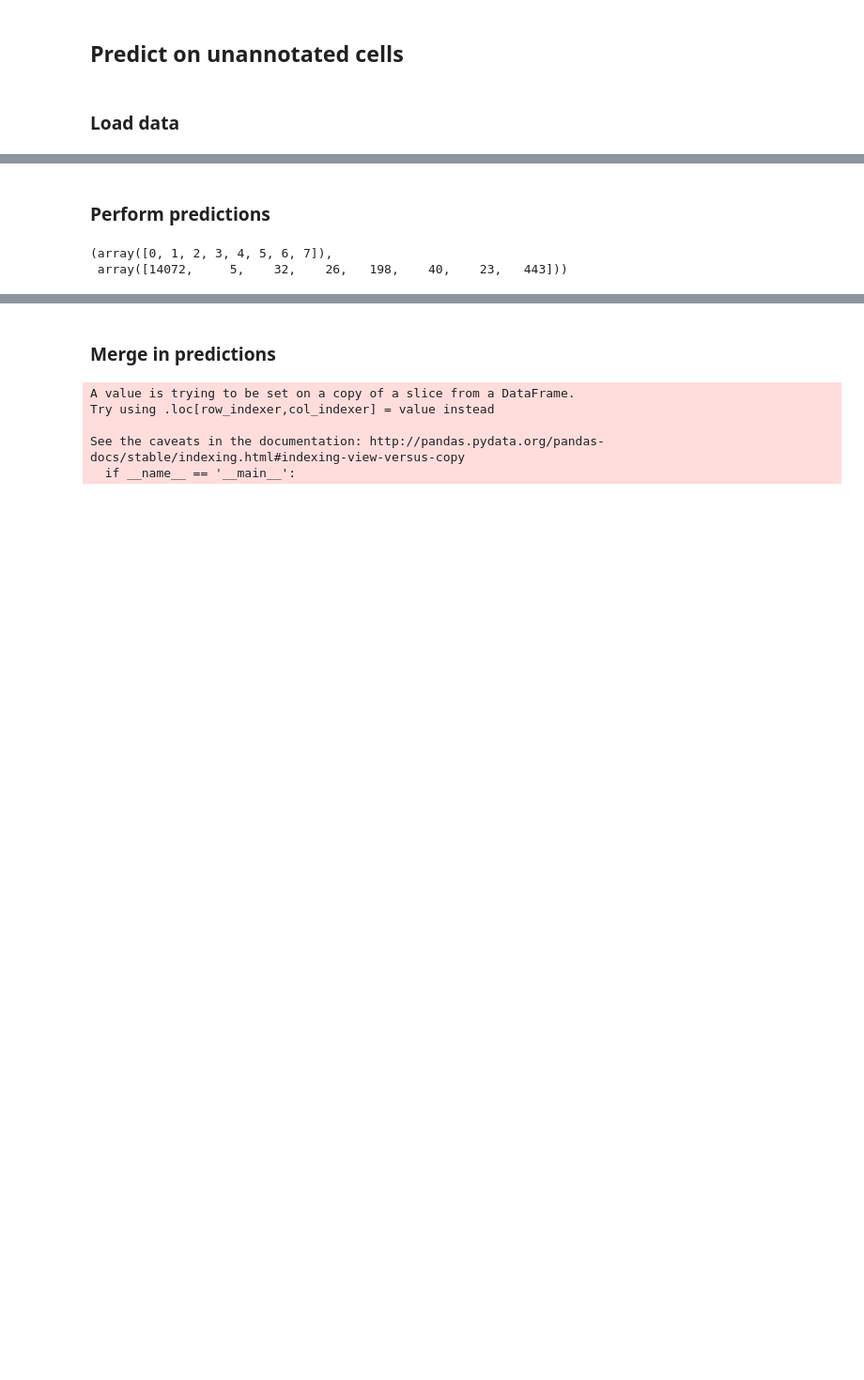
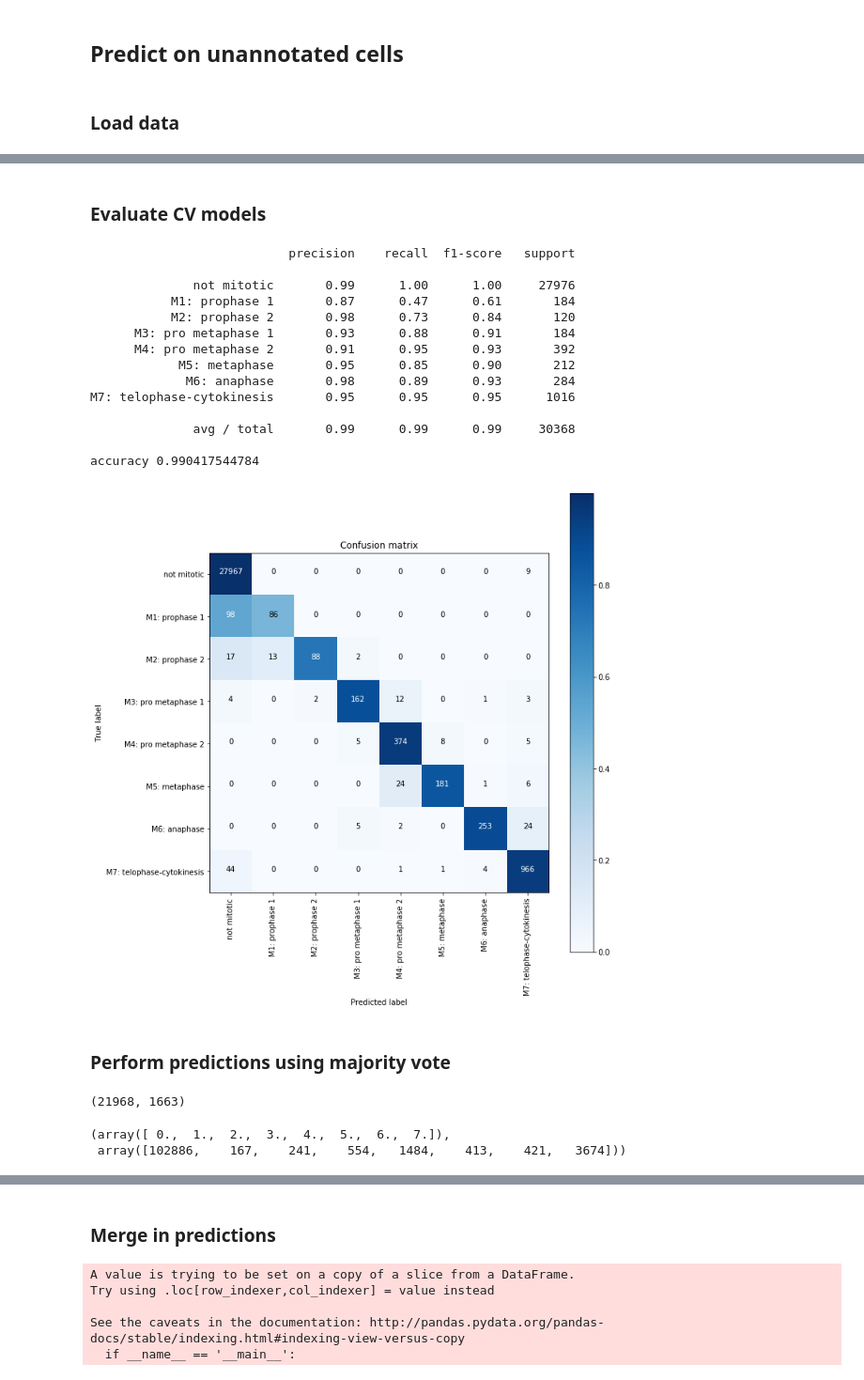
Before and after one commit to AllenCellModeling/lightgbm_mito, a Jupyter notebook: lightgbm_mito.ipynb, the cells around one changed output, grey strips where cells are left out. Shown at 94% size. Drawn from its saved outputs; the diff is of its cells as text; code cells hidden in the pictures; blank space fills up the shorter version.

```diff
--- a/lightgbm_mito.ipynb
+++ b/lightgbm_mito.ipynb
@@ -404,0 +408,11 @@ df_unknown.shape
+# %%
+target_col = 'MitosisLabel'
+feature_cols = df.columns[df.columns.str.contains(pat = 'feat_cell|feat_nuc')]
+
+df_known = df[~pd.isnull(df[target_col])]
+df_unknown = df[pd.isnull(df[target_col])]
+print(df_known.shape)
+print(df_unknown.shape)
+
+df_known = df_known.fillna(0)
+df_unknown = df_unknown.fillna(0)
@@ -404,0 +424,9 @@ df_unknown.shape
+# %%
+X_train_test, y_train_test = make_X_y_from_df(df_known,
+                                              feature_cols,
+                                              target_col,
+                                              make_y_int=True)
+
+unique_classes, class_counts = np.unique(y_train_test, return_counts=True)
+class_weights = class_counts/np.sum(class_counts)
+class_weights
@@ -405,9 +497,42 @@ df_unknown.shape
+# %% [markdown]
+### Evaluate CV models
+# %%
+true_classes_train = []
+pred_classes_train = []
+for k, (train_inds, test_inds) in enumerate(kf.split(X_train_test,y_train_test)):
+
+    X_train = X_train_test[train_inds]
+    y_train = y_train_test[train_inds]
+    X_test = X_train_test[test_inds]
+    y_test = y_train_test[test_inds]
+
+    true_classes_train += list(y_train)
+
+    gbm_k = cv_model_dict[k]
+    pred_classes_train += [np.argmax(pred_vec) for pred_vec in gbm_k.predict(X_train)]
+
+modelAnalysis(true_classes_train, pred_classes_train)
+# %% [output]
+                           precision    recall  f1-score   support
+
+              not mitotic       0.99      1.00      1.00     27976
+           M1: prophase 1       0.87      0.47      0.61       184
+           M2: prophase 2       0.98      0.73      0.84       120
+      M3: pro metaphase 1       0.93      0.88      0.91       184
+      M4: pro metaphase 2       0.91      0.95      0.93       392
+            M5: metaphase       0.95      0.85      0.90       212
+             M6: anaphase       0.98      0.89      0.93       284
+M7: telophase-cytokinesis       0.95      0.95      0.95      1016
+
+              avg / total       0.99      0.99      0.99     30368
+
+accuracy 0.990417544784
+[figure, added]
 # %% [markdown]
-### Perform predictions
+### Perform predictions using majority vote
-# %%
-X_unknown = df_unknown[feature_cols].values
-pred_classes_unknown = np.array([np.argmax(pred_vec) for pred_vec in gbm.predict(X_unknown)])
-np.unique(pred_classes_unknown, return_counts=True)
-# %% [output]
-(array([0, 1, 2, 3, 4, 5, 6, 7]),
- array([14072,     5,    32,    26,   198,    40,    23,   443]))
+# %%
+X_all = df[feature_cols]
+X_all = X_all.fillna(0).values
+X_all.shape
+# %% [output]
+(21968, 1663)
@@ -413,0 +545,5 @@ np.unique(pred_classes_unknown, return_counts=True)
+# %%
+np.unique(ensemble_preds, return_counts=True)
+# %% [output]
+(array([ 0.,  1.,  2.,  3.,  4.,  5.,  6.,  7.]),
+ array([102886,    167,    241,    554,   1484,    413,    421,   3674]))
```
Also changed, not shown: parts of 32 cells of this notebook.
